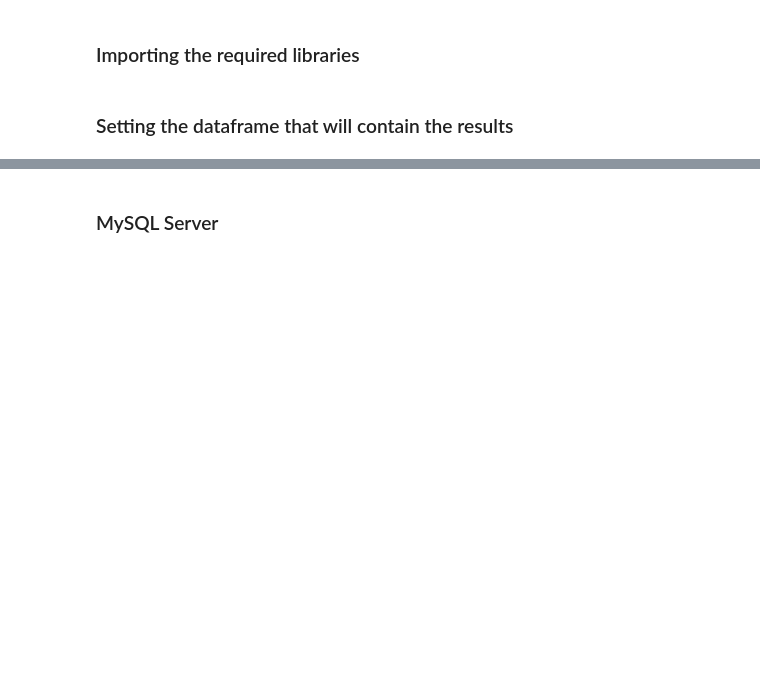
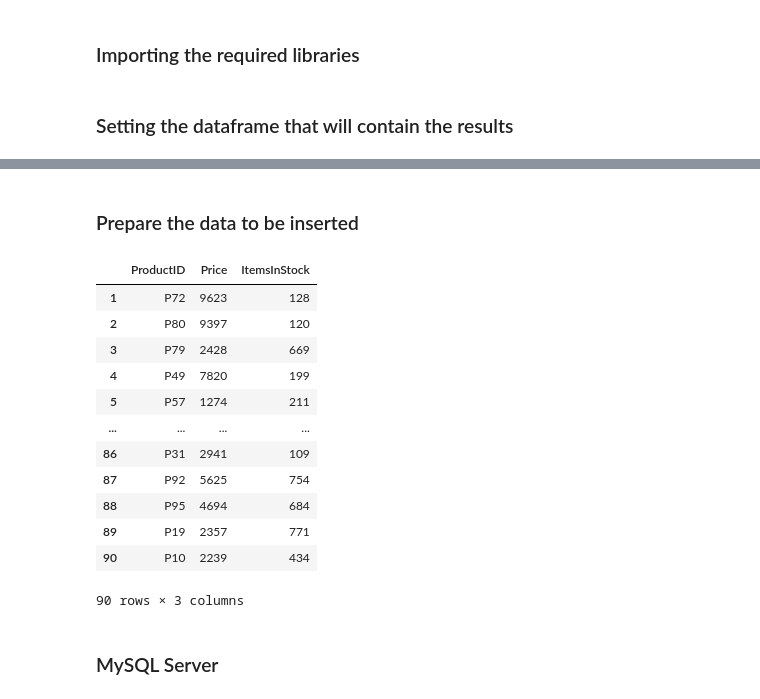
Before and after one commit to eslamdyab21/AMRs-in-Warehouse-Systems, a Jupyter notebook: database-servers-comparison/servers-performance.ipynb, the cells around one changed output, grey strips where cells are left out. Cells and saved outputs as stored; diff of their text form; code cells hidden in the pictures; blank space fills up the shorter version.

```diff
--- a/database-servers-comparison/servers-performance.ipynb
+++ b/database-servers-comparison/servers-performance.ipynb
@@ -46,3 +42,30 @@ update_record = """UPDATE Products SET ItemsInStock = 95 WHERE ProductID = 'P1';
+# %% [markdown]
+### Prepare the data to be inserted ###
+# %%
+# Generate random data
+prices = random.sample(range(1000, 10000), 90)
+items_in_stock = random.sample(range(100, 1000), 90)
+random_ids = random.sample(range(10, 100), 90)
+product_ids = [f"P{num}" for num in random_ids]
+
+products_data = pd.DataFrame({"ProductID": product_ids, "Price": prices, "ItemsInStock": items_in_stock},
+                             index=range(1, 91))
+
+products_data
+# %% [output]
+|  | ProductID | Price | ItemsInStock |
+| 1 | P72 | 9623 | 128 |
+| 2 | P80 | 9397 | 120 |
+| 3 | P79 | 2428 | 669 |
+| 4 | P49 | 7820 | 199 |
+| 5 | P57 | 1274 | 211 |
+| ... | ... | ... | ... |
+| 86 | P31 | 2941 | 109 |
+| 87 | P92 | 5625 | 754 |
+| 88 | P95 | 4694 | 684 |
+| 89 | P19 | 2357 | 771 |
+| 90 | P10 | 2239 | 434 |
+90 rows × 3 columns
 # %% [markdown]
 ### MySQL Server ###
 # %%
```
Also changed, not shown: parts of 18 cells of this notebook.
